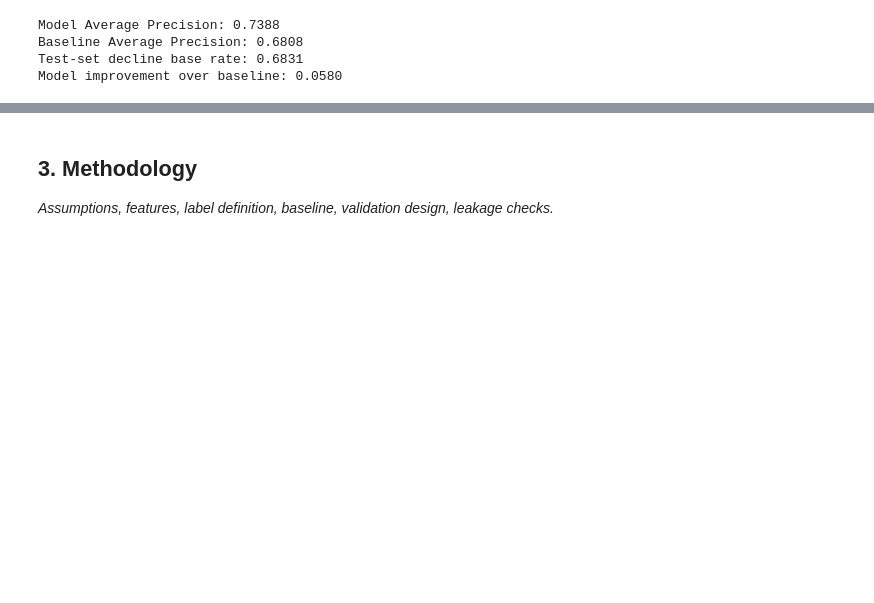
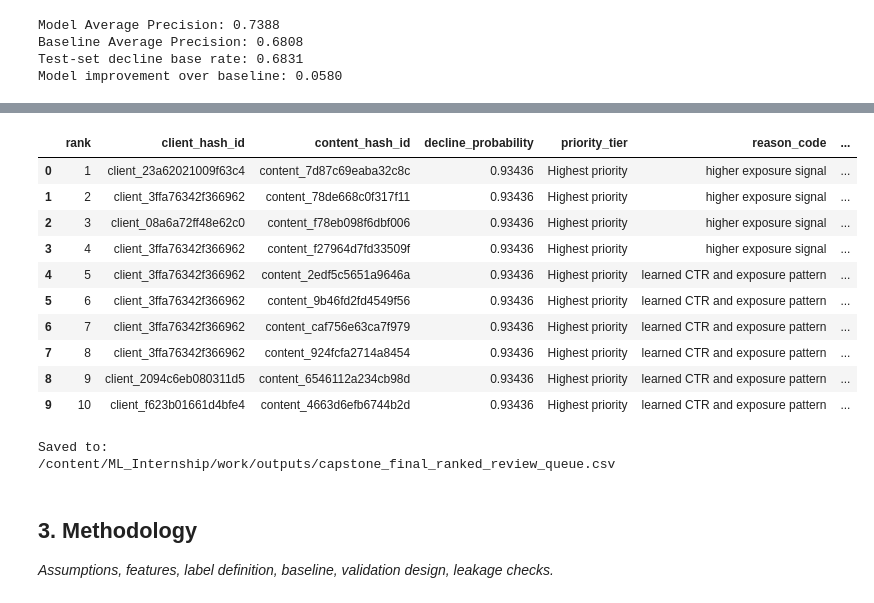
Before and after one commit to tayyba6/ML_Internship, a Jupyter notebook: work/notebooks/capstone.ipynb, the cells around one changed output, grey strips where cells are left out. Saved outputs shown, nothing was run; the diff lists cells and outputs as text; code cells hidden in the pictures; blank space fills up the shorter version.

```diff
--- a/work/notebooks/capstone.ipynb
+++ b/work/notebooks/capstone.ipynb
@@ -1667,0 +1974,64 @@ Model improvement over baseline: 0.0580
+# %%
+# Capstone — Model-grounded explanation labels
+
+# Inspect which features the final tree actually uses
+final_classifier = final_model.named_steps["classifier"]
+
+print("Final model feature importances:")
+for feature, importance in zip(feature_cols, final_classifier.feature_importances_):
+    print(f"{feature}: {importance:.4f}")
+
+
+# Create explanation labels based on the signals the model actually learned
+def make_model_reason(row):
+    reasons = []
+
+    # CTR is the strongest learned signal
+    if row["gsc_ctr_march"] < 0.05:
+        reasons.append("low CTR signal")
+
+    # Impressions are the second learned signal
+    if row["gsc_impressions_march"] > 100:
+        reasons.append("higher exposure signal")
+
+    # Position and GA4 were not used by the final tree,
+    # so we do not describe them as model drivers.
+
+    if not reasons:
+        reasons.append("learned CTR and exposure pattern")
+
+    return "; ".join(reasons)
+
+
+final_queue_all["reason_code"] = final_queue_all.apply(
+    make_model_reason,
+    axis=1
+)
+
+
+# Re-save the improved final artifact
+OUTPUT_PATH_ALL = (
+    "/content/ML_Internship/work/outputs/"
+    "capstone_final_ranked_review_queue.csv"
+)
+
+final_queue_all.to_csv(
+    OUTPUT_PATH_ALL,
+    index=False
+)
+
+
+print()
+print("Improved final queue saved.")
+print("Rows:", len(final_queue_all))
+print("Columns:", len(final_queue_all.columns))
+print()
+print("Reason code counts:")
+print(final_queue_all["reason_code"].value_counts())
+print()
+print("Top 10 pages:")
+display(final_queue_all.head(10))
+print()
+print("Saved to:")
+print(OUTPUT_PATH_ALL)
+# %% [output]
@@ -1668,3 +2057,16 @@ Model improvement over baseline: 0.0580
+|  | rank | client_hash_id | content_hash_id | decline_probability | priority_tier | reason_code | ... |
+| 0 | 1 | client_23a62021009f63c4 | content_7d87c69eaba32c8c | 0.93436 | Highest priority | higher exposure signal | ... |
+| 1 | 2 | client_3ffa76342f366962 | content_78de668c0f317f11 | 0.93436 | Highest priority | higher exposure signal | ... |
+| 2 | 3 | client_08a6a72ff48e62c0 | content_f78eb098f6dbf006 | 0.93436 | Highest priority | higher exposure signal | ... |
+| 3 | 4 | client_3ffa76342f366962 | content_f27964d7fd33509f | 0.93436 | Highest priority | higher exposure signal | ... |
+| 4 | 5 | client_3ffa76342f366962 | content_2edf5c5651a9646a | 0.93436 | Highest priority | learned CTR and exposure pattern | ... |
+| 5 | 6 | client_3ffa76342f366962 | content_9b46fd2fd4549f56 | 0.93436 | Highest priority | learned CTR and exposure pattern | ... |
+| 6 | 7 | client_3ffa76342f366962 | content_caf756e63ca7f979 | 0.93436 | Highest priority | learned CTR and exposure pattern | ... |
+| 7 | 8 | client_3ffa76342f366962 | content_924fcfa2714a8454 | 0.93436 | Highest priority | learned CTR and exposure pattern | ... |
+| 8 | 9 | client_2094c6eb080311d5 | content_6546112a234cb98d | 0.93436 | Highest priority | learned CTR and exposure pattern | ... |
+| 9 | 10 | client_f623b01661d4bfe4 | content_4663d6efb6744b2d | 0.93436 | Highest priority | learned CTR and exposure pattern | ... |
+Saved to:
+/content/ML_Internship/work/outputs/capstone_final_ranked_review_queue.csv
 # %% [markdown]
 ## 3. Methodology
 
```
Also changed, not shown: parts of 3 cells of this notebook.
